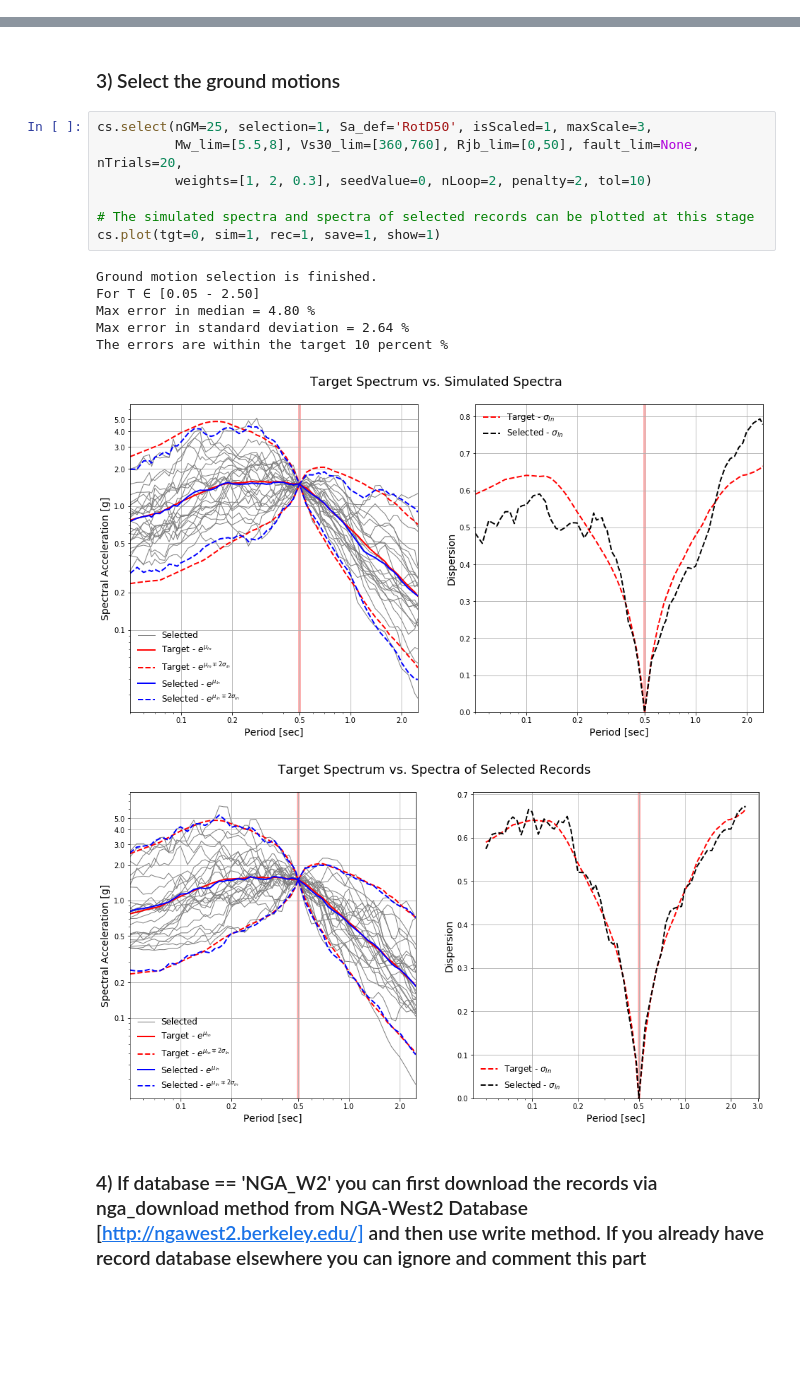
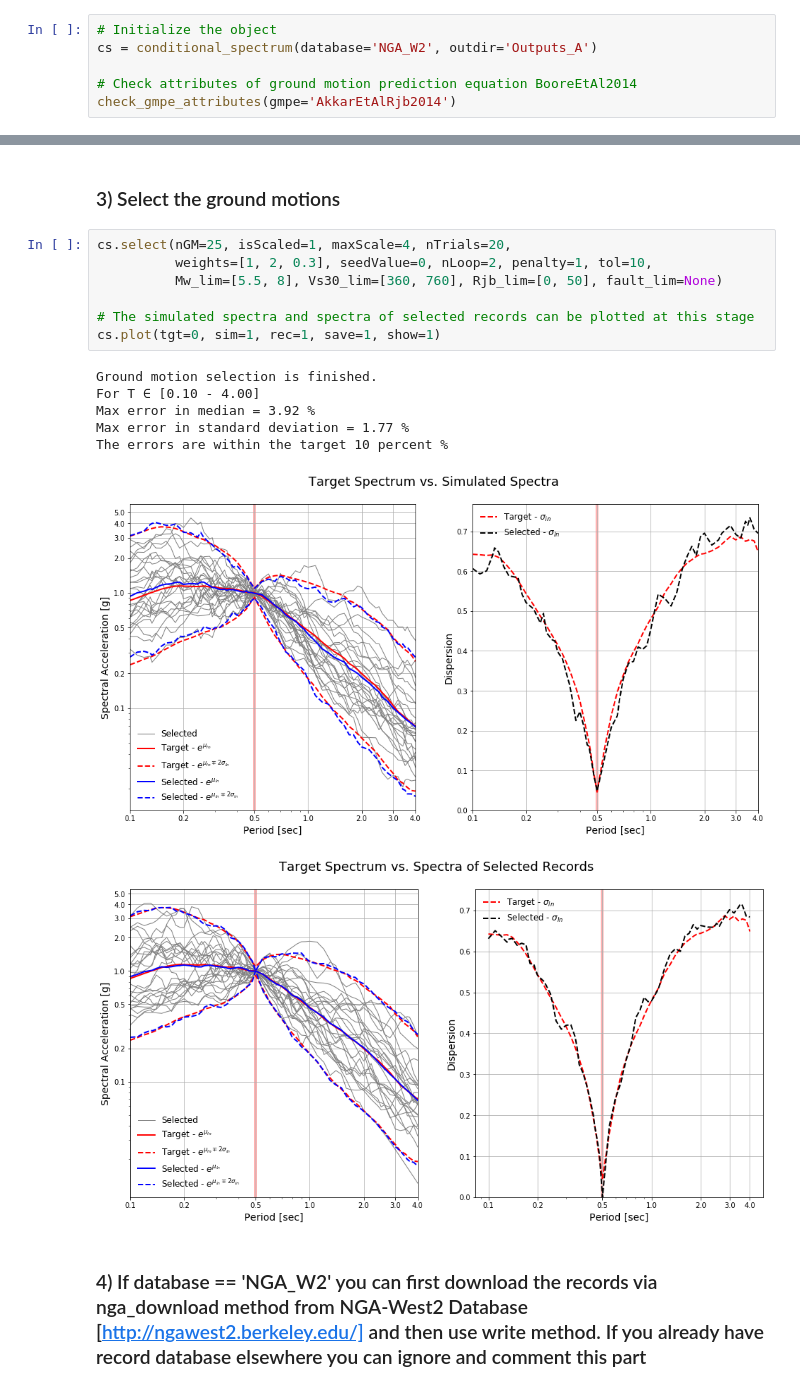
Before and after one commit to mgrubisic/EzGM, a Jupyter notebook: Examples/binder/Example1.ipynb, the cells around one changed output, grey strips where cells are left out. Cells and saved outputs as stored; diff of their text form; blank space fills up the shorter version.

```diff
--- a/Examples/binder/Example1.ipynb
+++ b/Examples/binder/Example1.ipynb
@@ -33,0 +24,6 @@ Required site parameters: vs30
+# %%
+# Initialize the object
+cs = conditional_spectrum(database='NGA_W2', outdir='Outputs_A')
+
+# Check attributes of ground motion prediction equation BooreEtAl2014
+check_gmpe_attributes(gmpe='AkkarEtAlRjb2014')
@@ -46,20 +54,20 @@ Target spectrum is created.
 # %% [markdown]
 ### 3) Select the ground motions
 # %%
-cs.select(nGM=25, selection=1, Sa_def='RotD50', isScaled=1, maxScale=3,
-          Mw_lim=[5.5,8], Vs30_lim=[360,760], Rjb_lim=[0,50], fault_lim=None, nTrials=20,
-          weights=[1, 2, 0.3], seedValue=0, nLoop=2, penalty=2, tol=10)
+cs.select(nGM=25, isScaled=1, maxScale=4, nTrials=20,
+          weights=[1, 2, 0.3], seedValue=0, nLoop=2, penalty=1, tol=10,
+          Mw_lim=[5.5, 8], Vs30_lim=[360, 760], Rjb_lim=[0, 50], fault_lim=None)
 
 # The simulated spectra and spectra of selected records can be plotted at this stage
 cs.plot(tgt=0, sim=1, rec=1, save=1, show=1)
 # %% [output]
 Ground motion selection is finished.
-For T ∈ [0.05 - 2.50]
-Max error in median = 4.80 %
-Max error in standard deviation = 2.64 %
+For T ∈ [0.10 - 4.00]
+Max error in median = 3.92 %
+Max error in standard deviation = 1.77 %
 The errors are within the target 10 percent %
-[figure, old version]
+[figure, new version]
-[figure, old version]
+[figure, new version]
 # %% [markdown]
 ### 4) If database == 'NGA_W2' you can first download the records via nga_download method from NGA-West2 Database [http://ngawest2.berkeley.edu/] and then use write method. If you already have record database elsewhere you can ignore and comment this part
 # %%
```
Also changed, not shown: parts of 30 cells of this notebook, 28 other files.
